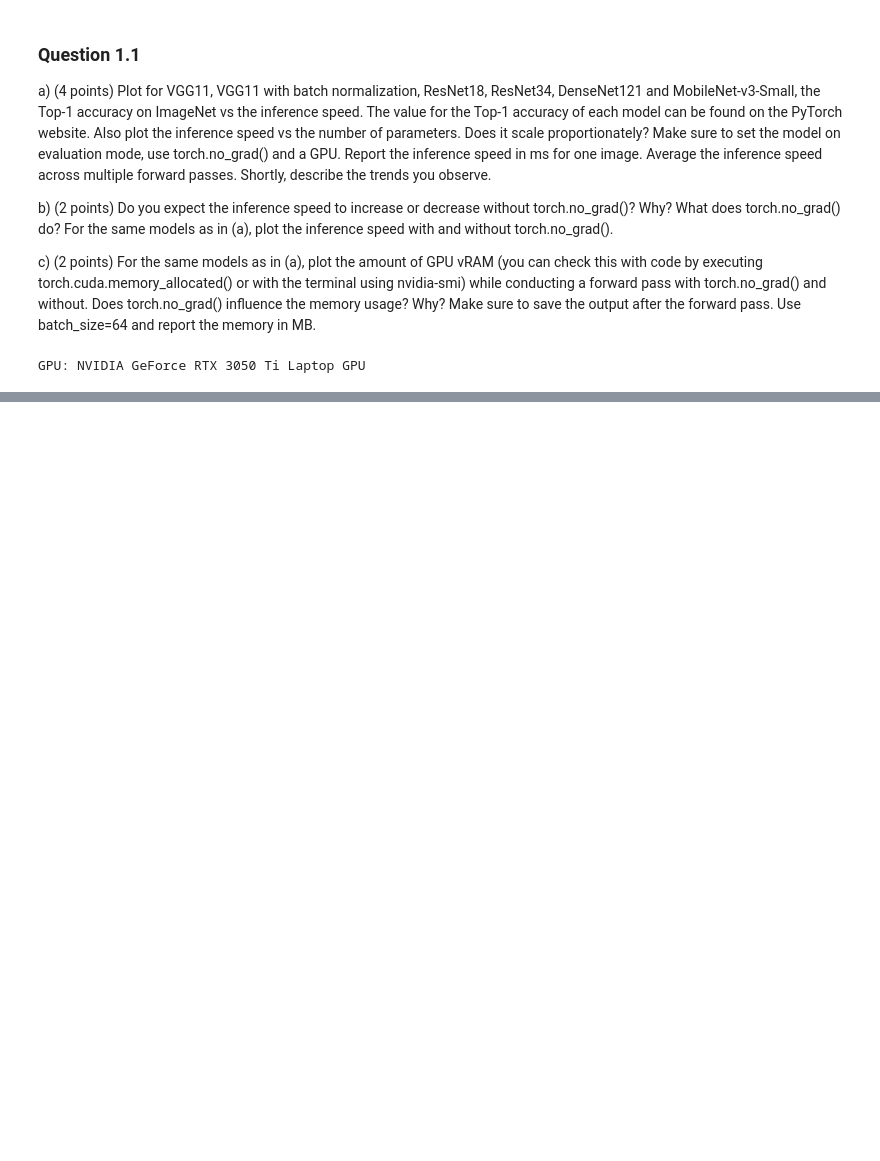
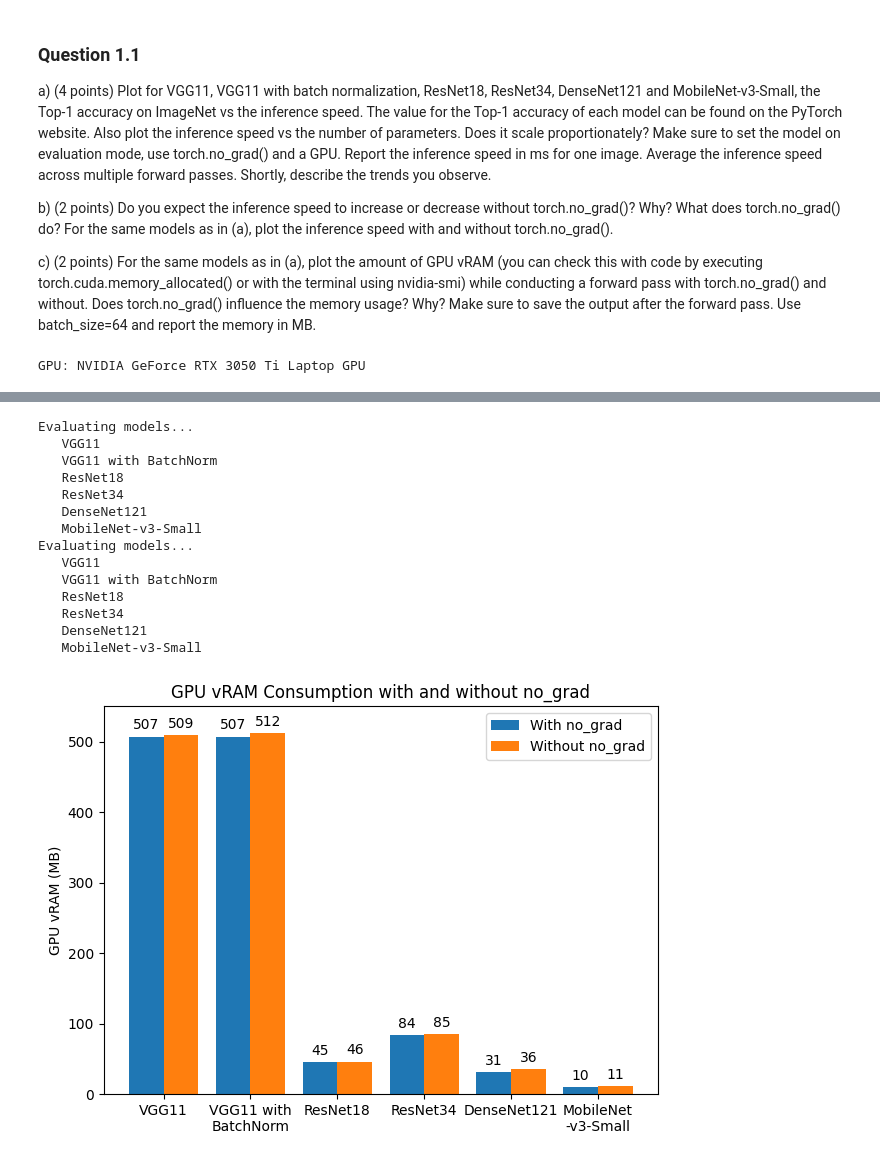
Before and after one commit to joangog/uvadlc_practicals_2022, a Jupyter notebook: assignment2/part1/cnn_transfer_learning.pynb.ipynb, the cells around one changed output, grey strips where cells are left out. Saved outputs shown, nothing was run; the diff lists cells and outputs as text; code cells hidden in the pictures; blank space fills up the shorter version.

```diff
--- a/assignment2/part1/cnn_transfer_learning.pynb.ipynb
+++ b/assignment2/part1/cnn_transfer_learning.pynb.ipynb
@@ -133,0 +209,40 @@ test_loader = torch.utils.data.DataLoader(test_set, batch_size=batch_size, shuff
+# %%
+# Question 1.1.c
+
+# Evaluate models
+_, _, _, memory_list = eval_models(model_list, test_images, batch_size=1, no_grad=True)  # With batch_size=64 and with no_grad
+_, _, _, grad_memory_list = eval_models(model_list, test_images, batch_size=1, no_grad=False)  # With batch_size=64 and without no_grad
+
+# Plot GPU vRAM Consumption with and without no_grad
+x = np.arange(len(model_list))
+width = 0.4
+model_list_wrapped = ['VGG11', 'VGG11 with\nBatchNorm', 'ResNet18', 'ResNet34', 'DenseNet121', 'MobileNet\n-v3-Small']
+fig, ax = plt.subplots()
+ax.set_title('GPU vRAM Consumption with and without no_grad')
+rects1 = ax.bar(x - width/2, np.round(memory_list), width, label='With no_grad')
+rects2 = ax.bar(x + width/2, np.round(grad_memory_list), width, label='Without no_grad')
+ax.set_ylabel('GPU vRAM (MB)')
+ax.set_xticks(x, model_list_wrapped)
+ax.set_ylim((0,550))
+ax.legend()
+ax.bar_label(rects1, padding=3)
+ax.bar_label(rects2, padding=3)
+fig.tight_layout()
+
+plt.show()
+# %% [output]
+Evaluating models...
+   VGG11
+   VGG11 with BatchNorm
+   ResNet18
+   ResNet34
+   DenseNet121
+   MobileNet-v3-Small
+Evaluating models...
+   VGG11
+   VGG11 with BatchNorm
+   ResNet18
+   ResNet34
+   DenseNet121
+   MobileNet-v3-Small
+[figure, added]
```
Also changed, not shown: parts of 7 cells of this notebook.
